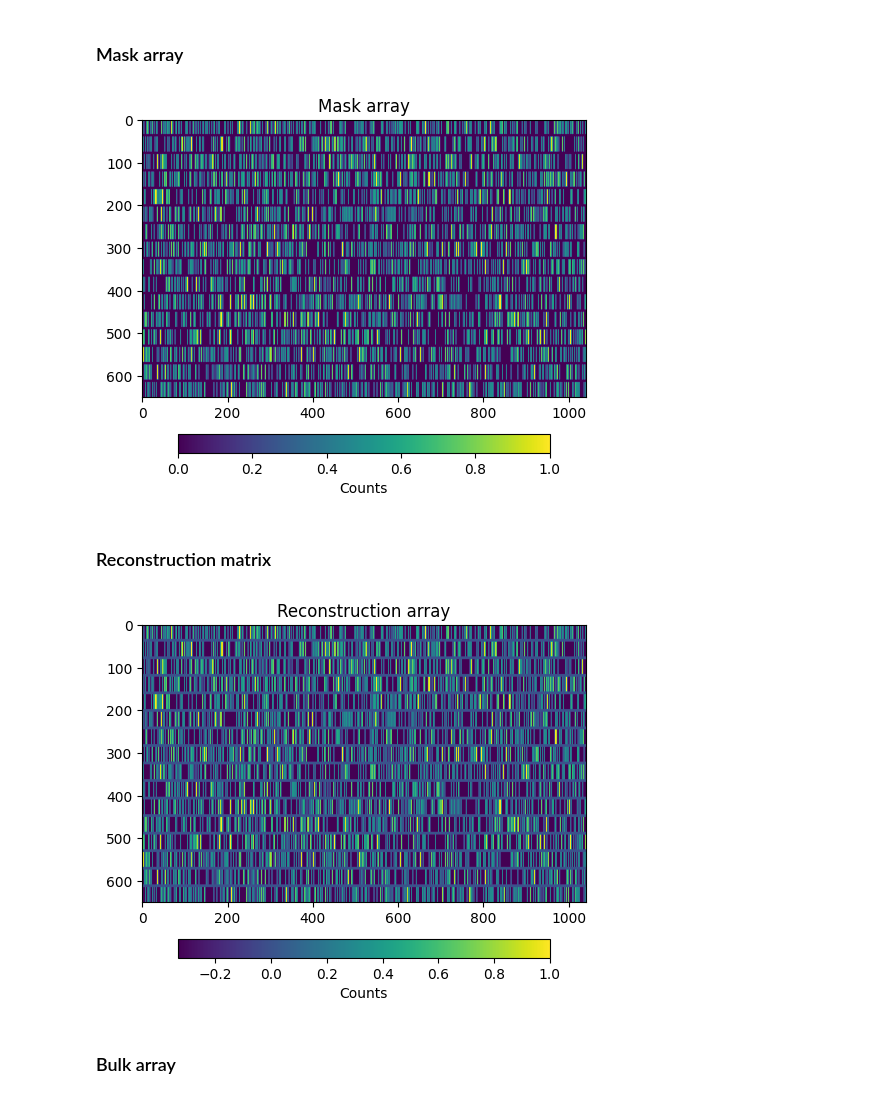
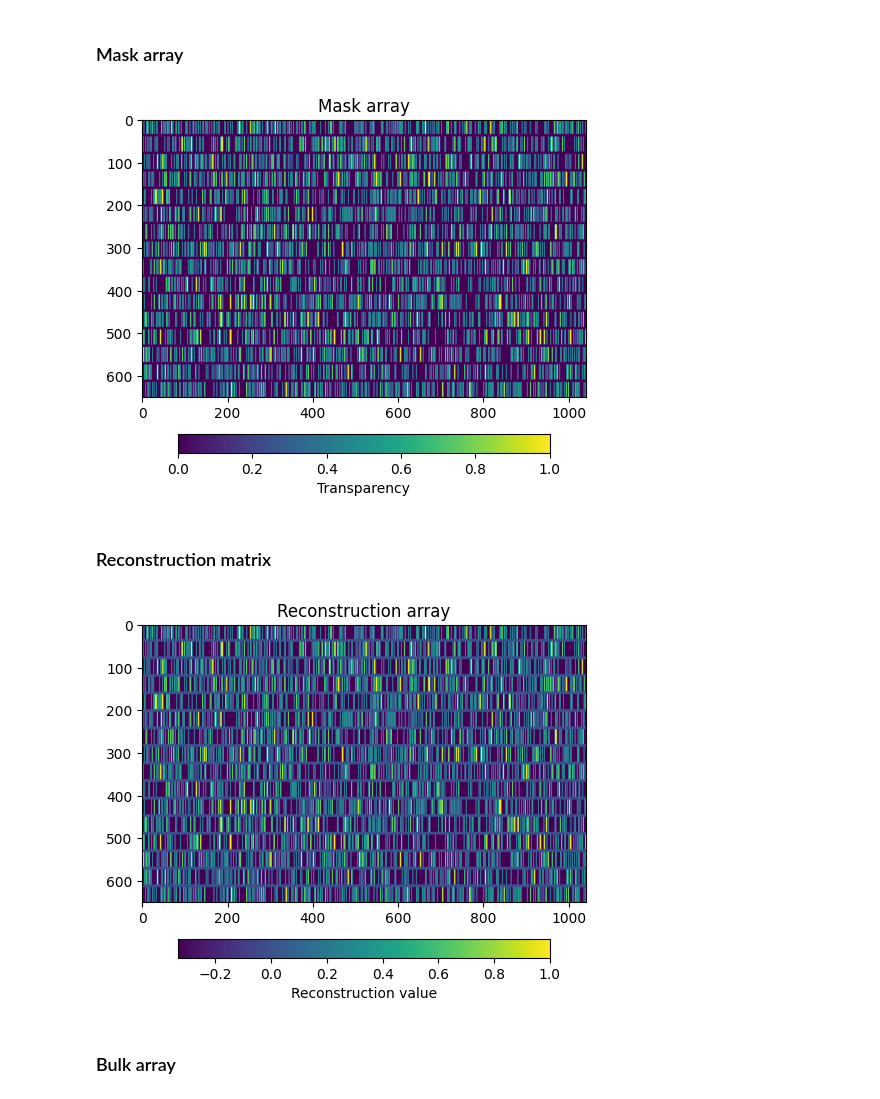
Before and after one commit to peppedilillo/masks, a Jupyter notebook: notebooks/14_wfm_masks.ipynb, the cells around one changed output. Drawn from its saved outputs; the diff is of its cells as text; code cells hidden in the pictures.

```diff
--- a/notebooks/14_wfm_masks.ipynb
+++ b/notebooks/14_wfm_masks.ipynb
@@ -45,11 +26,11 @@ mask = l2m(mask_list)
 # %%
 fig, ax = plt.subplots(1, 1)
 c0 = ax.imshow(mask)
-fig.colorbar(c0, ax=ax, label="Counts", location="bottom", pad = 0.1, shrink=.75)
+fig.colorbar(c0, ax=ax, label="Transparency", location="bottom", pad = 0.1, shrink=.75)
 ax.set_title("Mask array")
 plt.show()
 # %% [output]
-[figure, old version]
+[figure, new version]
 # %% [markdown]
 ### Reconstruction matrix
 # %%
@@ -58,11 +39,11 @@ reconstruction = l2m(rec_list)
 # %%
 fig, ax = plt.subplots(1, 1)
 c0 = ax.imshow(reconstruction)
-fig.colorbar(c0, ax=ax, label="Counts", location="bottom", pad = 0.1, shrink=.75)
+fig.colorbar(c0, ax=ax, label="Reconstruction value", location="bottom", pad = 0.1, shrink=.75)
 ax.set_title("Reconstruction array")
 plt.show()
 # %% [output]
-[figure, old version]
+[figure, new version]
 # %% [markdown]
 ### Bulk array
 # %%
```
Also changed, not shown: parts of 12 cells of this notebook.
